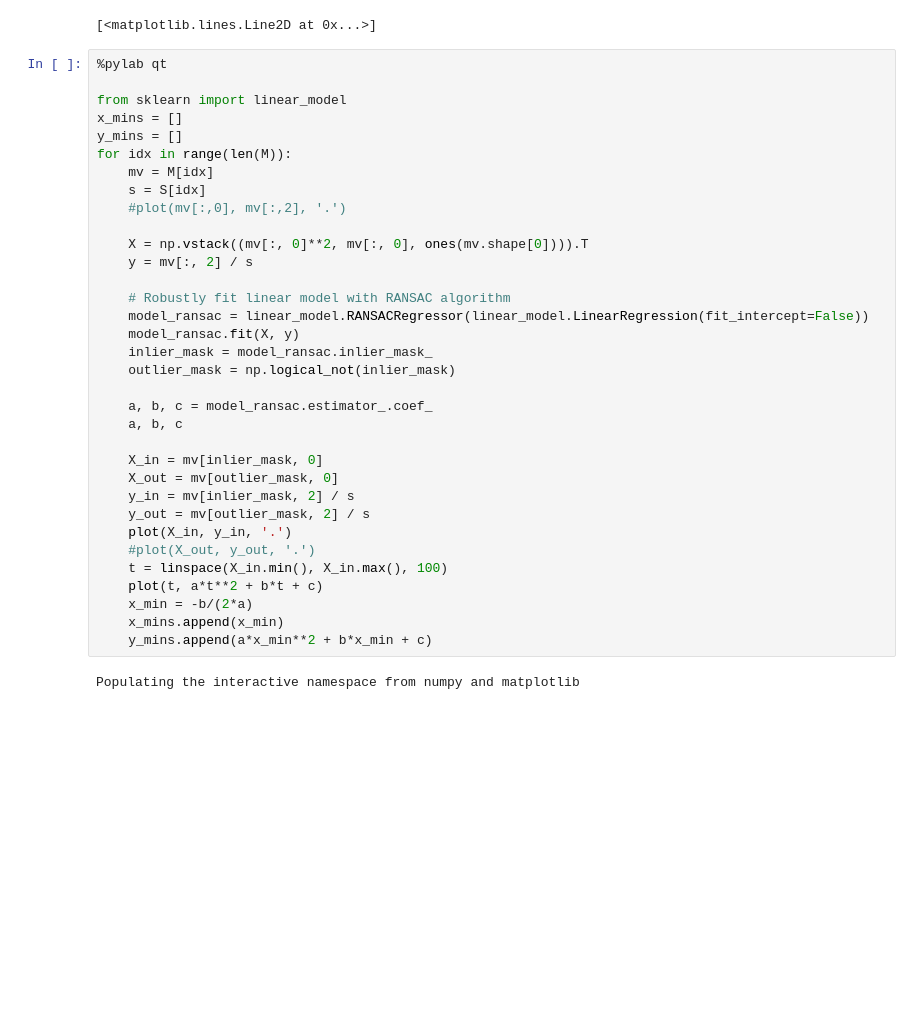
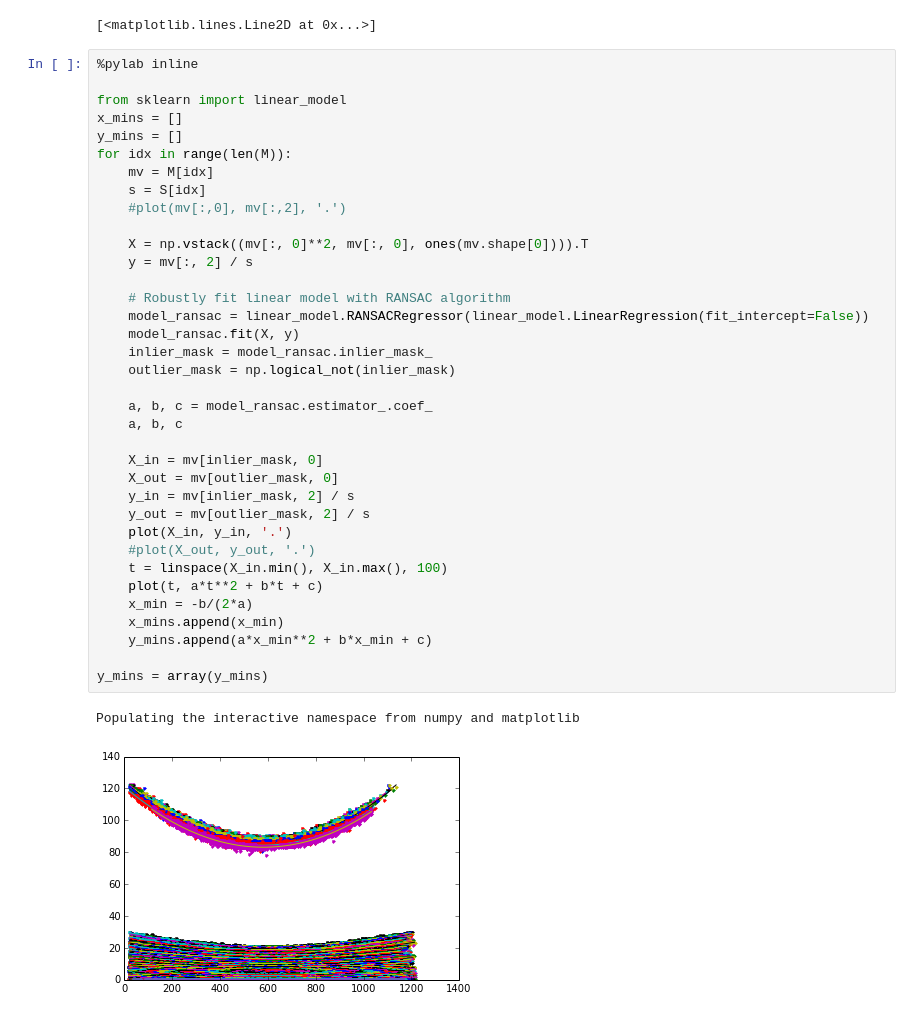
Before and after one commit to daemacles/gimx-calibration, a Jupyter notebook: gimx analysis.ipynb, the cells around one changed output. Cells and saved outputs as stored; diff of their text form; blank space fills up the shorter version.

Commit message:
IPy Notebook figured out optimization

```diff
--- a/gimx analysis.ipynb
+++ b/gimx analysis.ipynb
@@ -100,7 +100,7 @@ plot(control, speed, '.-')
 # %% [output]
 [<matplotlib.lines.Line2D at 0x...>]
 # %%
-%pylab qt
+%pylab inline
 
 from sklearn import linear_model
 x_mins = []
@@ -108,33 +108,36 @@ y_mins = []
 for idx in range(len(M)):
     mv = M[idx]
     s = S[idx]
     #plot(mv[:,0], mv[:,2], '.')
 
     X = np.vstack((mv[:, 0]**2, mv[:, 0], ones(mv.shape[0]))).T
     y = mv[:, 2] / s
 
     # Robustly fit linear model with RANSAC algorithm
     model_ransac = linear_model.RANSACRegressor(linear_model.LinearRegression(fit_intercept=False))
     model_ransac.fit(X, y)
     inlier_mask = model_ransac.inlier_mask_
     outlier_mask = np.logical_not(inlier_mask)
 
     a, b, c = model_ransac.estimator_.coef_
     a, b, c
 
     X_in = mv[inlier_mask, 0]
     X_out = mv[outlier_mask, 0]
     y_in = mv[inlier_mask, 2] / s
     y_out = mv[outlier_mask, 2] / s
     plot(X_in, y_in, '.')
     #plot(X_out, y_out, '.')
     t = linspace(X_in.min(), X_in.max(), 100)
     plot(t, a*t**2 + b*t + c)
     x_min = -b/(2*a)
     x_mins.append(x_min)
     y_mins.append(a*x_min**2 + b*x_min + c)
+
+y_mins = array(y_mins)
 # %% [output]
 Populating the interactive namespace from numpy and matplotlib
+[figure, added]
 # %%
 plot(y_mins, '.')
 # %% [output]
```
Also changed, not shown: parts of 6 cells of this notebook.
